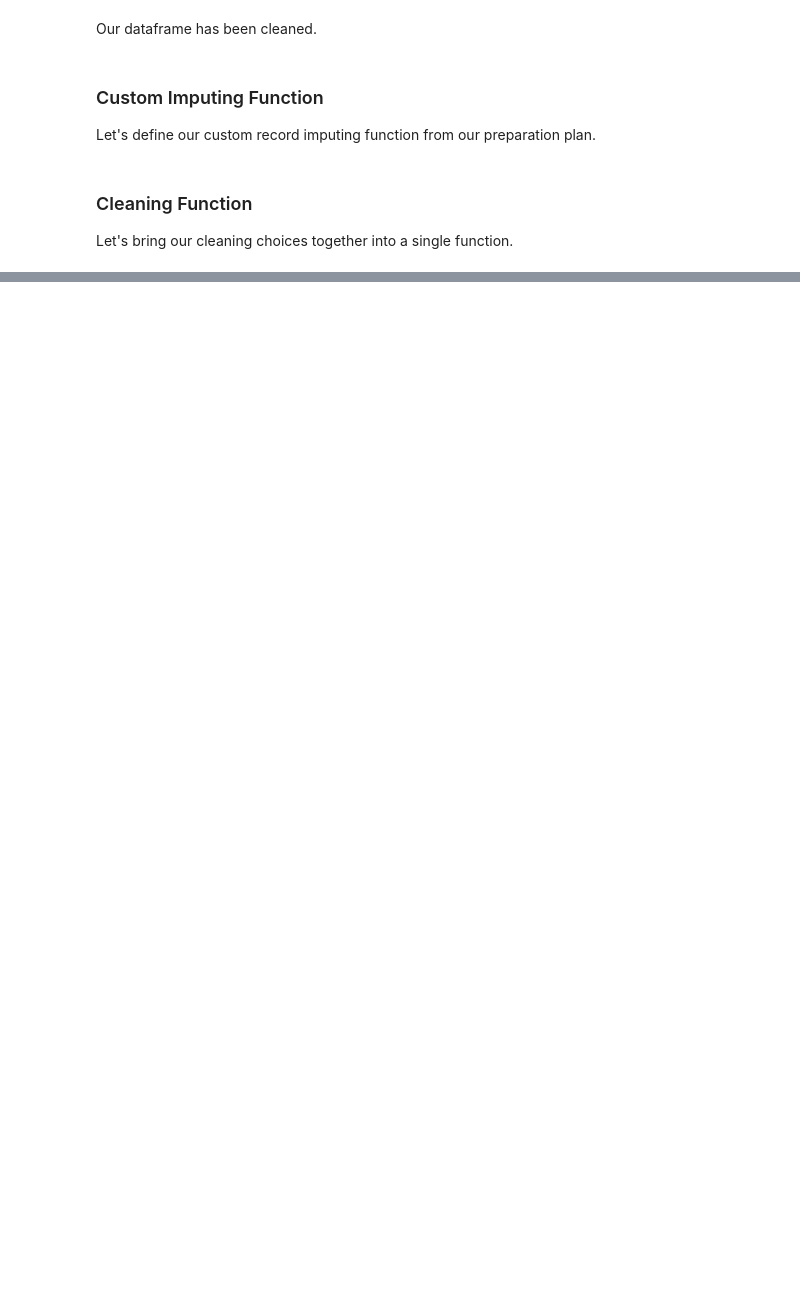
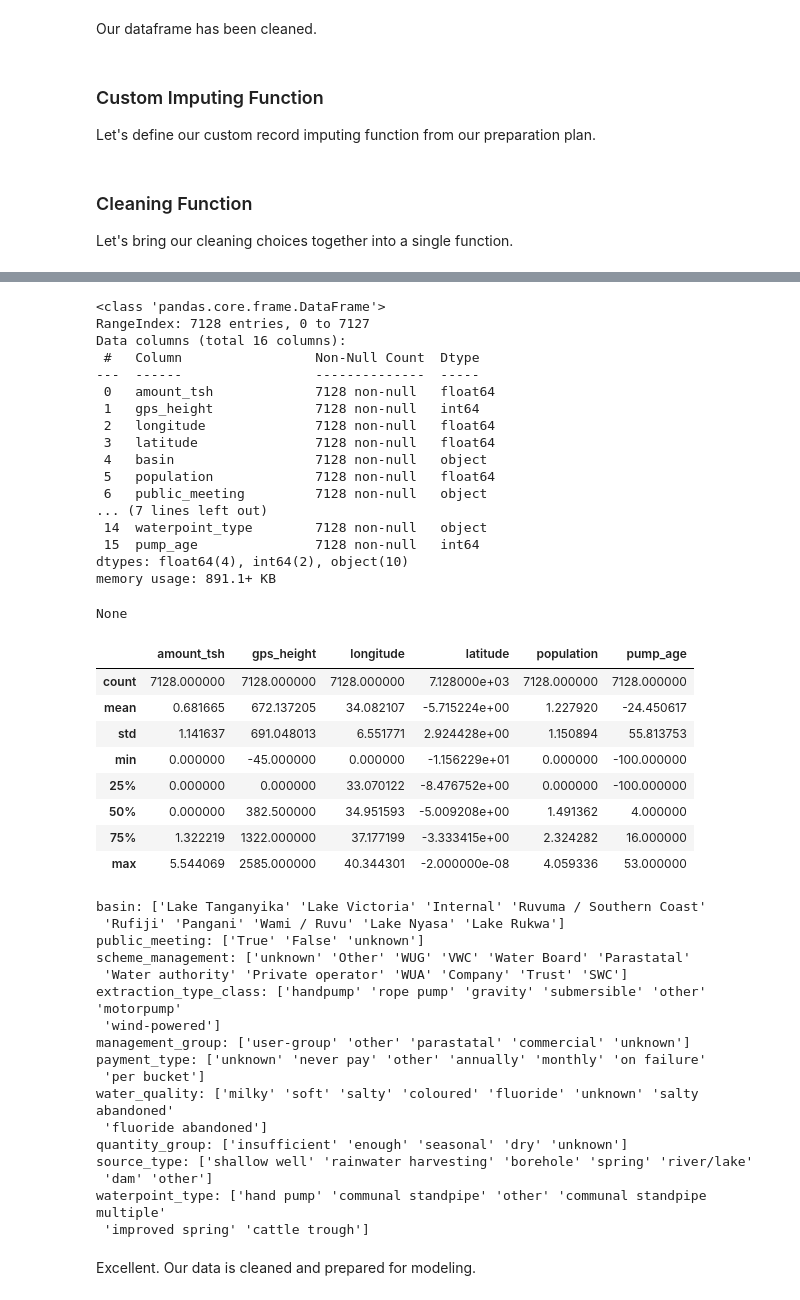
Before and after one commit to zdravoj/water-pump-classifier, a Jupyter notebook: Water_Pump_Classifier.ipynb, the cells around one changed output, grey strips where cells are left out. Cells and saved outputs as stored; diff of their text form; code cells hidden in the pictures; blank space fills up the shorter version.

```diff
--- a/Water_Pump_Classifier.ipynb
+++ b/Water_Pump_Classifier.ipynb
@@ -1912,3 +1877,59 @@ source_type: ['spring' 'shallow well' 'river/lake' 'borehole' 'dam'
  'rainwater harvesting' 'other']
 waterpoint_type: ['communal standpipe' 'hand pump' 'other' 'communal standpipe multiple'
  'improved spring' 'cattle trough' 'dam']
+# %%
+# verify function cleans test data
+X_test_clean = clean_pump_data(X_test)
+# %%
+# verify cleaning
+display(X_test_clean.info())
+display(X_test_clean.describe())
+for feature in X_test_clean.select_dtypes(include='object').columns:
+    print(f"{feature}: {X_test_clean[feature].unique()}")
+# %% [output]
+<class 'pandas.core.frame.DataFrame'>
+RangeIndex: 7128 entries, 0 to 7127
+Data columns (total 16 columns):
+ #   Column                 Non-Null Count  Dtype
+---  ------                 --------------  -----
+ 0   amount_tsh             7128 non-null   float64
+ 1   gps_height             7128 non-null   int64
+ 2   longitude              7128 non-null   float64
+ 3   latitude               7128 non-null   float64
+ 4   basin                  7128 non-null   object
+ 5   population             7128 non-null   float64
+ 6   public_meeting         7128 non-null   object
+... (7 lines left out)
+ 14  waterpoint_type        7128 non-null   object
+ 15  pump_age               7128 non-null   int64
+dtypes: float64(4), int64(2), object(10)
+memory usage: 891.1+ KB
+None
+|  | amount_tsh | gps_height | longitude | latitude | population | pump_age |
+| count | 7128.000000 | 7128.000000 | 7128.000000 | 7.128000e+03 | 7128.000000 | 7128.000000 |
+| mean | 0.681665 | 672.137205 | 34.082107 | -5.715224e+00 | 1.227920 | -24.450617 |
+| std | 1.141637 | 691.048013 | 6.551771 | 2.924428e+00 | 1.150894 | 55.813753 |
+| min | 0.000000 | -45.000000 | 0.000000 | -1.156229e+01 | 0.000000 | -100.000000 |
+| 25% | 0.000000 | 0.000000 | 33.070122 | -8.476752e+00 | 0.000000 | -100.000000 |
+| 50% | 0.000000 | 382.500000 | 34.951593 | -5.009208e+00 | 1.491362 | 4.000000 |
+| 75% | 1.322219 | 1322.000000 | 37.177199 | -3.333415e+00 | 2.324282 | 16.000000 |
+| max | 5.544069 | 2585.000000 | 40.344301 | -2.000000e-08 | 4.059336 | 53.000000 |
+basin: ['Lake Tanganyika' 'Lake Victoria' 'Internal' 'Ruvuma / Southern Coast'
+ 'Rufiji' 'Pangani' 'Wami / Ruvu' 'Lake Nyasa' 'Lake Rukwa']
+public_meeting: ['True' 'False' 'unknown']
+scheme_management: ['unknown' 'Other' 'WUG' 'VWC' 'Water Board' 'Parastatal'
+ 'Water authority' 'Private operator' 'WUA' 'Company' 'Trust' 'SWC']
+extraction_type_class: ['handpump' 'rope pump' 'gravity' 'submersible' 'other' 'motorpump'
+ 'wind-powered']
+management_group: ['user-group' 'other' 'parastatal' 'commercial' 'unknown']
+payment_type: ['unknown' 'never pay' 'other' 'annually' 'monthly' 'on failure'
+ 'per bucket']
+water_quality: ['milky' 'soft' 'salty' 'coloured' 'fluoride' 'unknown' 'salty abandoned'
+ 'fluoride abandoned']
+quantity_group: ['insufficient' 'enough' 'seasonal' 'dry' 'unknown']
+source_type: ['shallow well' 'rainwater harvesting' 'borehole' 'spring' 'river/lake'
+ 'dam' 'other']
+waterpoint_type: ['hand pump' 'communal standpipe' 'other' 'communal standpipe multiple'
+ 'improved spring' 'cattle trough']
+# %% [markdown]
+Excellent. Our data is cleaned and prepared for modeling.
```
Also changed, not shown: parts of 53 cells of this notebook.
